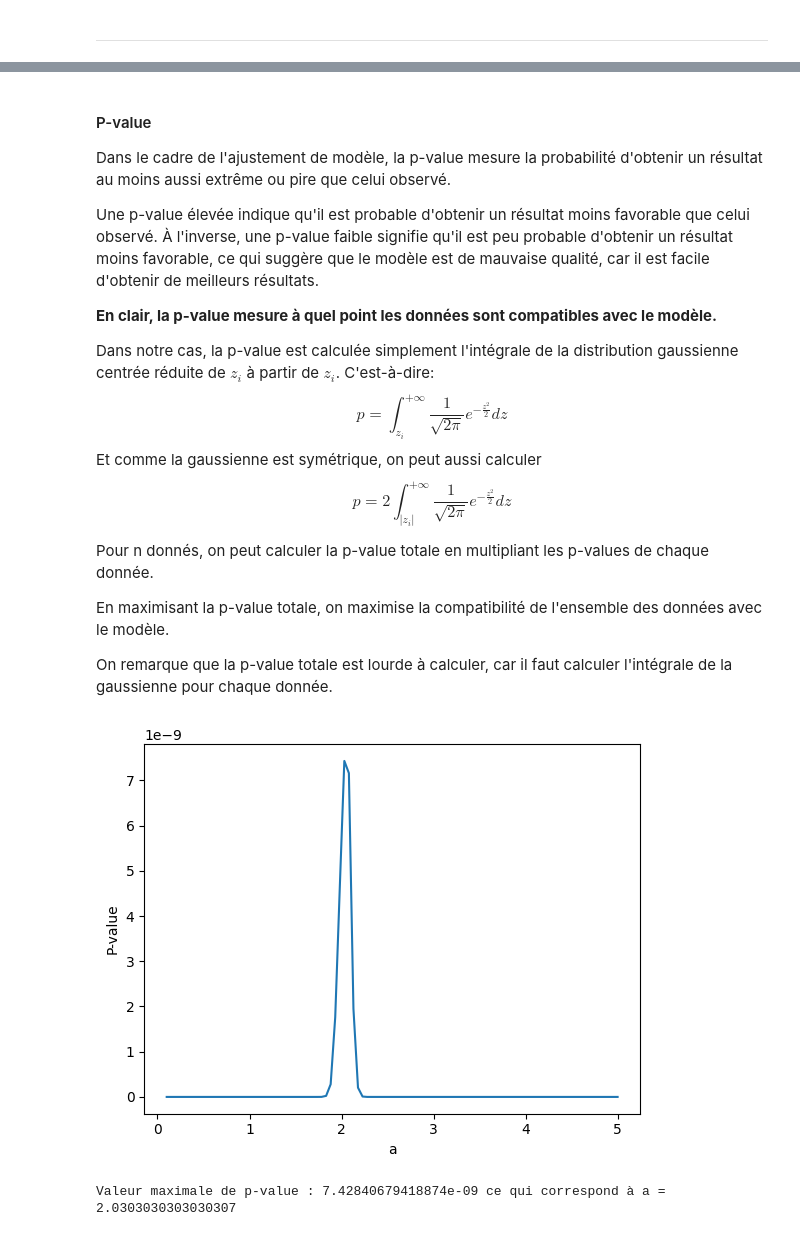
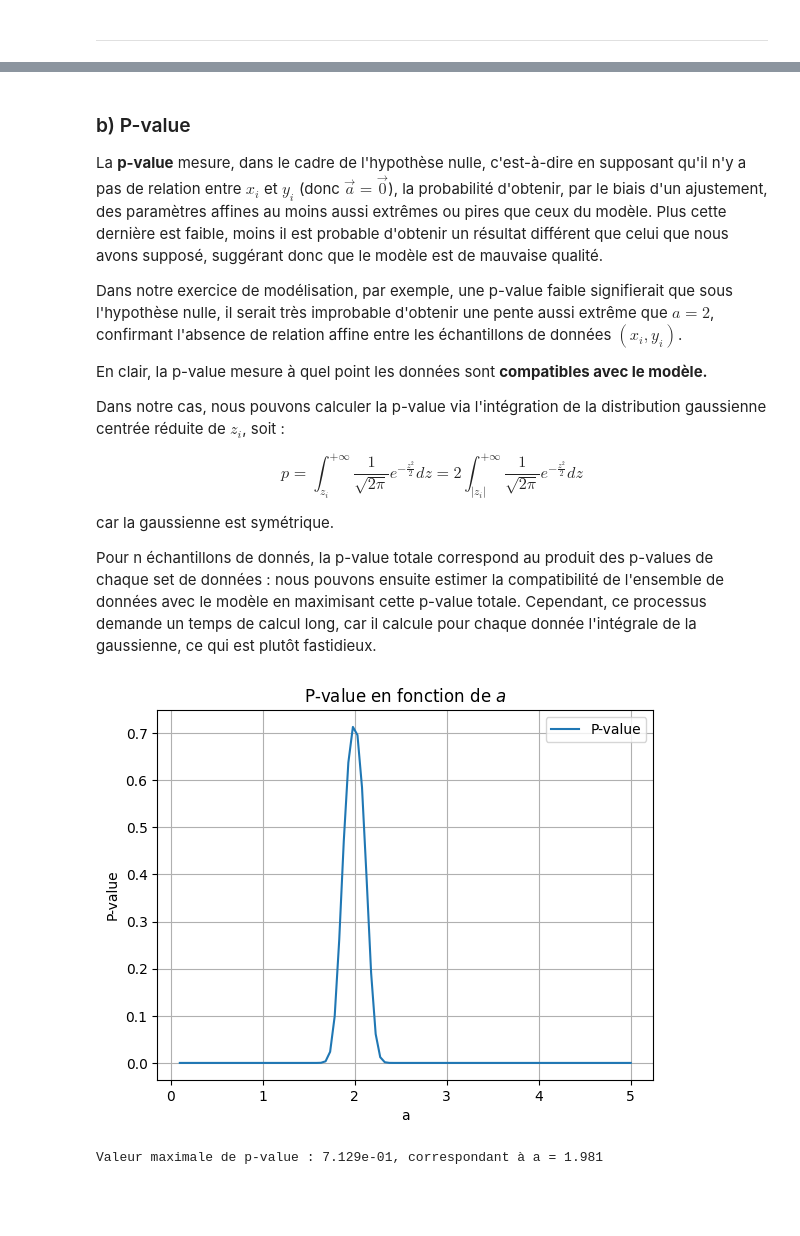
Before and after one commit to ostix360/Machine_Learning_S4, a Jupyter notebook: ToyMC.ipynb, the cells around one changed output, grey strips where cells are left out. Cells and saved outputs as stored; diff of their text form; code cells hidden in the pictures; blank space fills up the shorter version.

```diff
--- a/ToyMC.ipynb
+++ b/ToyMC.ipynb
@@ -153,16 +149,11 @@ Ainsi, $ x $ suit la distribution donnée par $ f $.
 # %%
-a,b = (0,5)
-interval = (a,b)
-c = 3
 nb_points_generes = 0
 
-A = c / ( np.exp(-c*a) - np.exp(-c*b) )
-
-def F(x, interval, A=1, c=3):
+def F(x, interval, A, c):
     a, b = interval
     return -A/c * np.exp(-c*x) + A/c * np.exp(-c*a)
 
-def F_1(y, interval, A=1, c=3):
+def F_1(y, interval, A, c):
     a, b = interval
     return -1/c*np.log(-c/A * (y - A/c * np.exp(-c*a)))
 
@@ -195 +186,4 @@ L'objectif de cette section est de générer des données pour un modèle de ré
+# %%
+def model(a, b, x):
+    return a*x + b
 # %% [markdown]
@@ -263,8 +241,7 @@ Ces $z_i$ sont des variables aléatoires qui représentent à quel point il est
 # %%
-# plot de la distribution des z-scores de toutes les données
-xs, ys, sigmas_s = gen_data(5000, model, sigma)
+xs, ys, sigmas_s = gen_data(5000, 2, 1, sigma)
+y_th_s = model(2, 1, xs)
 
-y_th_s = model(xs)
 z = (ys - y_th_s) / sigmas_s
 
 plt.hist(z, bins=50, density=True)
@@ -278,36 +255,48 @@ plt.show()
 # %% [markdown]
-#### P-value
+### b) P-value
 
-Dans le cadre de l'ajustement de modèle, la p-value mesure la probabilité d'obtenir un résultat au moins aussi extrême ou pire que celui observé.
+La **p-value** mesure, dans le cadre de l'hypothèse nulle, c'est-à-dire en supposant qu'il n'y a pas de relation entre $x_i$ et $y_i$ (donc $\vec{a} = \vec{0}$), la probabilité d'obtenir, par le biais d'un ajustement, des paramètres affines au moins aussi extrêmes ou pires que ceux du modèle. Plus cette dernière est faible, moins il est probable d'obtenir un résultat différent que celui que nous avons supposé, suggérant donc que le modèle est de mauvaise qualité.
 
-Une p-value élevée indique qu'il est probable d'obtenir un résultat moins favorable que celui observé. À l'inverse, une p-value faible signifie qu'il est peu probable d'obtenir un résultat moins favorable, ce qui suggère que le modèle est de mauvaise qualité, car il est facile d'obtenir de meilleurs résultats.
+Dans notre exercice de modélisation, par exemple, une p-value faible signifierait que sous l'hypothèse nulle, il serait très improbable d'obtenir une pente aussi extrême que $a = 2$, confirmant l'absence de relation affine entre les échantillons de données $(x_i, y_i)$.
 
-**En clair, la p-value mesure à quel point les données sont compatibles avec le modèle.**
+En clair, la p-value mesure à quel point les données sont **compatibles avec le modèle.**
 
-Dans notre cas, la p-value est calculée simplement l'intégrale de la distribution gaussienne centrée réduite de $z_i$ à partir de $z_i$. C'est-à-dire: $$p = \int_{z_i}^{+\infty} \frac{1}{\sqrt{2\pi}} e^{-\frac{z^2}{2}} dz$$ Et comme la gaussienne est symétrique, on peut aussi calculer $$p = 2 \int_{|z_i|}^{+\infty} \frac{1}{\sqrt{2\pi}} e^{-\frac{z^2}{2}} dz$$
+Dans notre cas, nous pouvons calculer la p-value via l'intégration de la distribution gaussienne centrée réduite de $z_i$, soit :
 
-Pour n donnés, on peut calculer la p-value totale en multipliant les p-values de chaque donnée.
+$$p = \int_{z_i}^{+\infty} \frac{1}{\sqrt{2\pi}} e^{-\frac{z^2}{2}} dz = 2 \int_{|z_i|}^{+\infty} \frac{1}{\sqrt{2\pi}} e^{-\frac{z^2}{2}} dz$$
 
-En maximisant la p-value totale, on maximise la compatibilité de l'ensemble des données avec le modèle.
+car la gaussienne est symétrique.
 
-On remarque que la p-value totale est lourde à calculer, car il faut calculer l'intégrale de la gaussienne pour chaque donnée.
+Pour n échantillons de donnés, la p-value totale correspond au produit des p-values de chaque set de données : nous pouvons ensuite estimer la compatibilité de l'ensemble de données avec le modèle en maximisant cette p-value totale. Cependant, ce processus demande un temps de calcul long, car il calcule pour chaque donnée l'intégrale de la gaussienne, ce qui est plutôt fastidieux.
 # %%
-import scipy
+import scipy.stats
 
-# Plot la p_value en fonction de a
-a = np.linspace(0.1,5,100)
-p_values = []
-for a_ in a:
-    y_th = model(x, a=a_)
-    z = (y - y_th) / sigmas
-    p_values.append(2*scipy.stats.norm(0,1).cdf(-np.abs(z)).prod())
+# Génération des données expérimentales
+x_exp, y_exp, sigmas = gen_data(10, 2, 1, sigma)
 
-plt.plot(a, p_values)
+# Calcul des p-values pour différentes valeurs de a
+a_values = np.linspace(0.1, 5, 100)
+p_values_a = []
+
+for a_ in a_values:
+    y_th = model(a_, 1, x_exp)
+    z = (y_exp - y_th) / sigmas
+
+    # Calcul de la p-value avec le chi2 (voir ci-dessous)
+    chi2 = np.sum(z**2)
+    p_value_a = scipy.stats.chi2(df=len(z)).sf(chi2)
+    p_values_a.append(p_value_a)
+
+plt.plot(a_values, p_values_a, label="P-value")
 plt.xlabel('a')
 plt.ylabel('P-value')
+plt.title('P-value en fonction de $a$')
+plt.legend()
+plt.grid()
 plt.show()
-a_opt = a[np.argmax(p_values)]
-print(f"Valeur maximale de p-value : {max(p_values)} ce qui correspond à a = {a_opt}")
+
+a_opt = a_values[np.argmax(p_values_a)]
+print(f"Valeur maximale de p-value : {max(p_values_a):.3e}, correspondant à a = {a_opt:.3f}")
 # %% [output]
-[figure, old version]
+[figure, new version]
-Valeur maximale de p-value : 7.42840679418874e-09 ce qui correspond à a = 2.0303030303030307
+Valeur maximale de p-value : 7.129e-01, correspondant à a = 1.981
```
Also changed, not shown: parts of 46 cells of this notebook.
